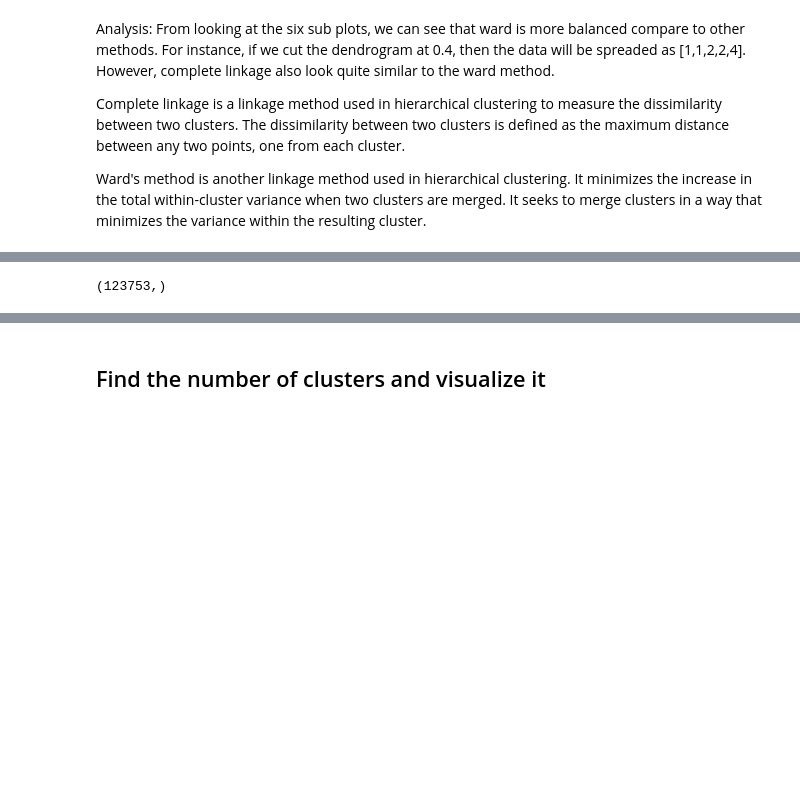
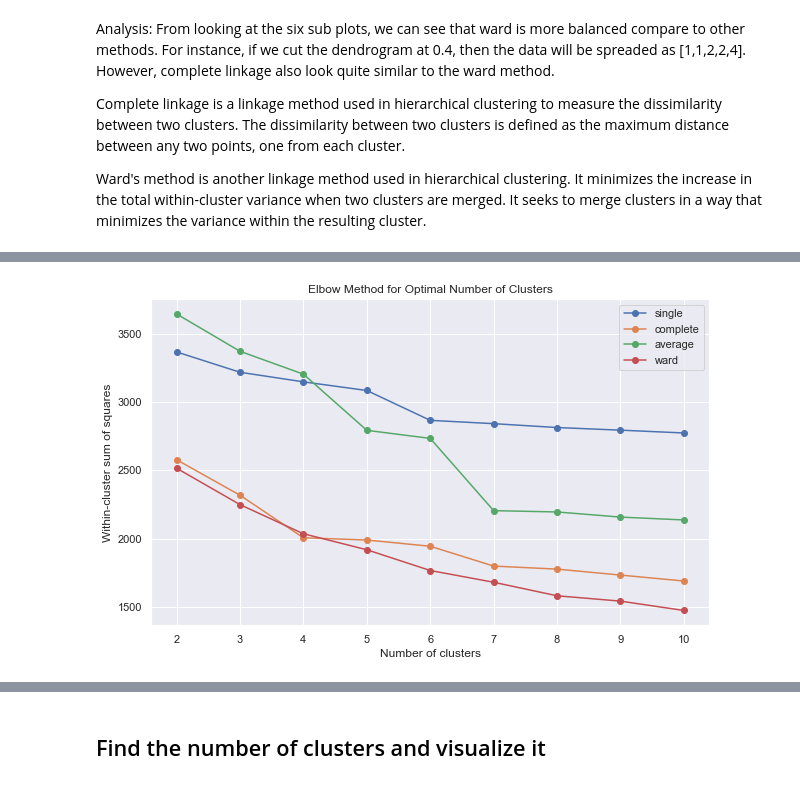
Before and after one commit to ktongk/BTT-JPMC-1, a Jupyter notebook: scrape_data_nora.ipynb, the cells around one changed output, grey strips where cells are left out. Drawn from its saved outputs; the diff is of its cells as text; code cells hidden in the pictures; blank space fills up the shorter version.

```diff
--- a/scrape_data_nora.ipynb
+++ b/scrape_data_nora.ipynb
@@ -918,17 +943,0 @@ print("Best linkage method:", best_linkage_type)
-# %%
-# Dictionary to store agglomerative coefficients
-ac_results = {}
-
-# Function to compute coefficient
-def ac(x):
-    Z = linkage(df, method=x)
-    c, coph_dists = cophenet(Z, pdist(df))
-    return c
-
-# Calculate agglomerative coefficient for each method
-for method in methods:
-    ac_results[method] = ac(method)
-
-# Display the results
-for method, coefficient in ac_results.items():
-    print(f"{method}: {coefficient}")
@@ -941,3 +943,0 @@ The cophenetic distance between two objects is the height of the dendrogram wher
-# %%
-dissimilarity = squareform(dissimilarity)
-dissimilarity[:10]
@@ -1095,4 +944,36 @@ there are three clustres and these are the sizes of each [496, 1, 1]
-# %%
-coph_corr_average.shape #(123753,)
-# %% [output]
-(123753,)
+# %%
+
+
+# Convert the 2D square distance matrix to a 1D condensed distance matrix
+dissimilarity_condensed = squareform(dissimilarity)
+
+linkage_methods = ['single', 'complete', 'average', 'ward']
+range_n_clusters = list(range(2, 11))
+
+# Dictionary to store WSS values for each linkage method
+wss_values_dict = {}
+
+for method in linkage_methods:
+    wss_values = []
+    for n_clusters in range_n_clusters:
+        linkage_matrix = linkage(dissimilarity_condensed, method=method)
+        clusters = fcluster(linkage_matrix, n_clusters, criterion='maxclust')
+        centroids = [np.mean(dissimilarity[clusters==i+1], axis=0) for i in range(n_clusters)]
+        cdist_result = np.min(cdist(dissimilarity, centroids, 'euclidean'), axis=1)
+        wss = sum(cdist_result**2)
+        wss_values.append(wss)
+
+    wss_values_dict[method] = wss_values
+
+# Plot the WSS values for each linkage method
+plt.figure(figsize=(10, 6))
+for method, wss_values in wss_values_dict.items():
+    plt.plot(range_n_clusters, wss_values, '-o', label=method)
+
+plt.xlabel('Number of clusters')
+plt.ylabel('Within-cluster sum of squares')
+plt.title('Elbow Method for Optimal Number of Clusters')
+plt.legend()
+plt.show()
+# %% [output]
+[figure, added]
```
Also changed, not shown: parts of 40 cells of this notebook.
